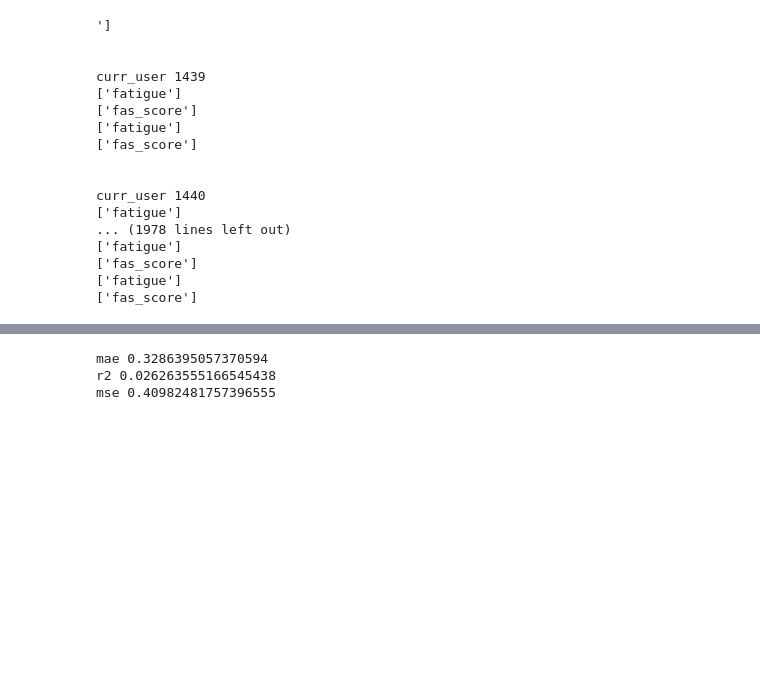
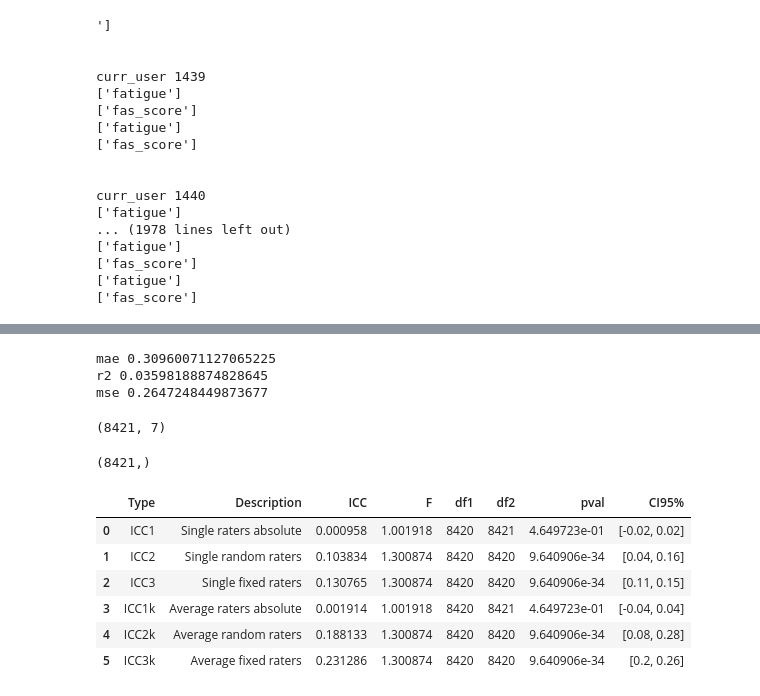
Before and after one commit to 7hestral/Rui-s_BUMP_code_dump, a Jupyter notebook: fatigue_analysis.ipynb, the cells around one changed output, grey strips where cells are left out. Saved outputs shown, nothing was run; the diff lists cells and outputs as text; code cells hidden in the pictures; blank space fills up the shorter version.

```diff
--- a/fatigue_analysis.ipynb
+++ b/fatigue_analysis.ipynb
@@ -245,13 +255,16 @@ y_numpy = np.concatenate(all_labels, axis=0)
 (7, 1)
 # %%
 from sklearn.svm import SVR
+from sklearn.neural_network import MLPRegressor
 from sklearn.model_selection import train_test_split
 from sklearn.metrics import mean_absolute_error, r2_score, mean_squared_error
 # Split the data into training and testing sets
 X_train, X_test, y_train, y_test = train_test_split(X_numpy, y_numpy, test_size=0.2, random_state=42)
 
 # Initialize and train an SVM model
-svm_model = SVR()
+
+# svm_model = SVR()
+svm_model = MLPRegressor()
 svm_model.fit(X_train, y_train)
 
 # Predict on the test set
@@ -264,6 +277,32 @@ print("mae", mae)
 print("r2", r2)
 print("mse", mse)
 # %% [output]
-mae 0.3286395057370594
-r2 0.026263555166545438
-mse 0.40982481757396555
+mae 0.30960071127065225
+r2 0.03598188874828645
+mse 0.2647248449873677
+# %%
+X_numpy.shape
+# %% [output]
+(8421, 7)
+# %%
+y_numpy.shape
+# %% [output]
+(8421,)
+# %%
+my_idx = list(range(0, y_numpy.shape[0]))
+# %%
+df = pd.DataFrame({'daily': np.sum(X_numpy, axis=1), 'weekly': y_numpy, 'target': my_idx})
+# %%
+melted_df = pd.melt(df, id_vars='target', var_name='y_label', value_name='y_value')
+icc = pg.intraclass_corr(data=melted_df, targets='target', raters='y_label', ratings='y_value')
+
+icc.set_index('Type')
+icc
+# %% [output]
+|  | Type | Description | ICC | F | df1 | df2 | pval | CI95% |
+| 0 | ICC1 | Single raters absolute | 0.000958 | 1.001918 | 8420 | 8421 | 4.649723e-01 | [-0.02, 0.02] |
+| 1 | ICC2 | Single random raters | 0.103834 | 1.300874 | 8420 | 8420 | 9.640906e-34 | [0.04, 0.16] |
+| 2 | ICC3 | Single fixed raters | 0.130765 | 1.300874 | 8420 | 8420 | 9.640906e-34 | [0.11, 0.15] |
+| 3 | ICC1k | Average raters absolute | 0.001914 | 1.001918 | 8420 | 8421 | 4.649723e-01 | [-0.04, 0.04] |
+| 4 | ICC2k | Average random raters | 0.188133 | 1.300874 | 8420 | 8420 | 9.640906e-34 | [0.08, 0.28] |
+| 5 | ICC3k | Average fixed raters | 0.231286 | 1.300874 | 8420 | 8420 | 9.640906e-34 | [0.2, 0.26] |
```
Also changed, not shown: parts of 6 cells of this notebook.
